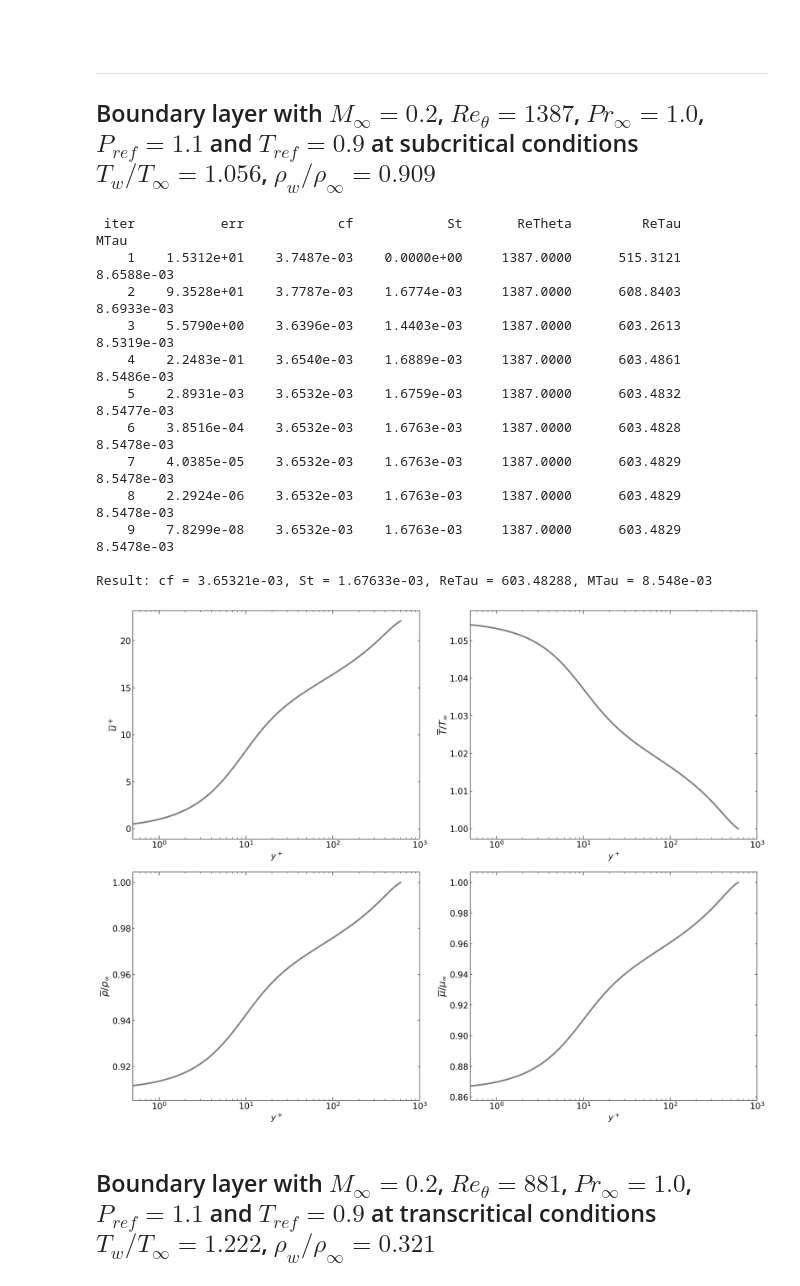
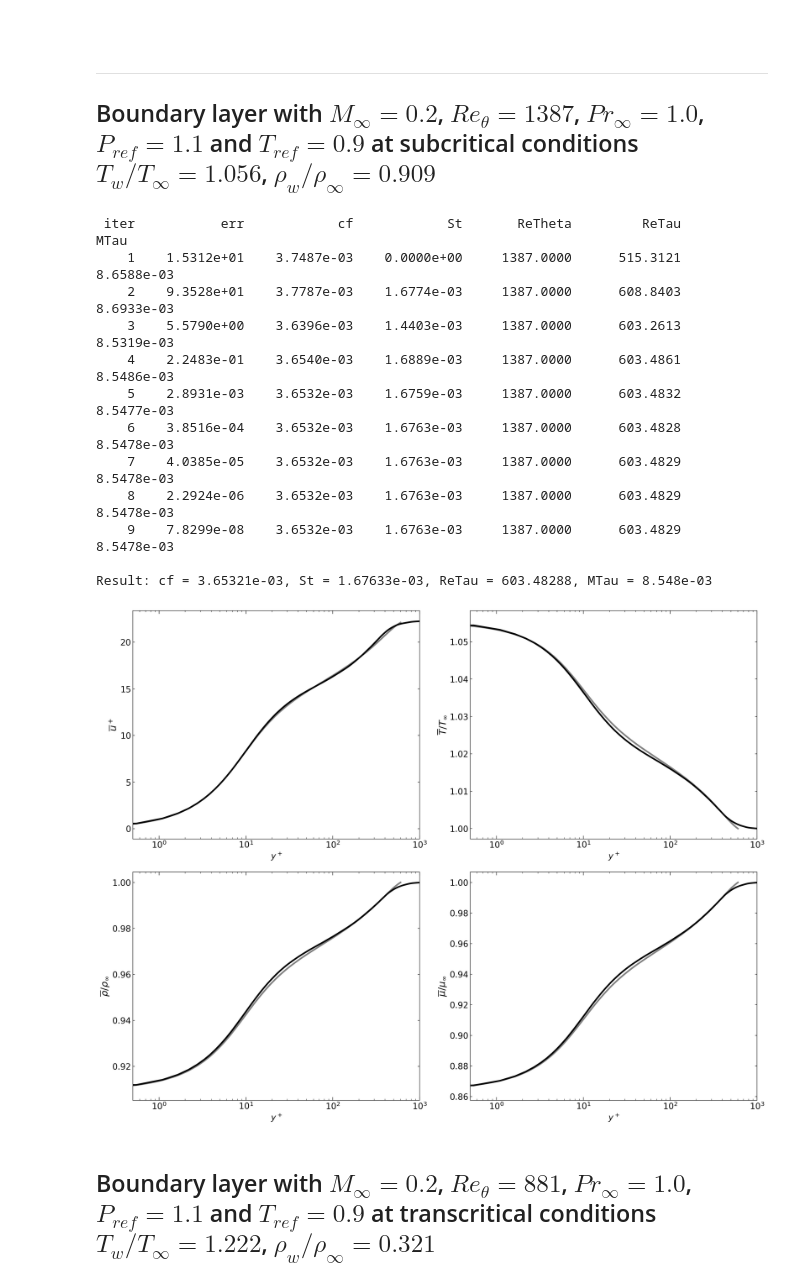
Before and after one commit to pcboldini/DragAndHeatTransferEstimation_NonIdealFluids, a Jupyter notebook: DragAndHeatEstimate.ipynb, the cells around one changed output. Drawn from its saved outputs; the diff is of its cells as text; code cells hidden in the pictures.

```diff
--- a/DragAndHeatEstimate.ipynb
+++ b/DragAndHeatEstimate.ipynb
@@ -441,6 +441,7 @@ def cfSt_solver(ReTheta   = 1000,          #  Reynolds number based on momentum
 
 ## Boundary layer with $M_\infty=0.2$, $Re_\theta =1387$, $Pr_\infty=1.0$, $P_{ref}=1.1$  and $T_{ref}=0.9$ at subcritical conditions $T_w/T_\infty= 1.056$, $\rho_w/\rho_\infty= 0.909$
 # %%
+load_DNS       = True
 ReTheta        = 1387
 Minf           = 0.2
 Prinf          = 1.0
@@ -483,46 +484,69 @@ rcParams.update({"xtick.major.size": 6, "xtick.minor.size": 3, "ytick.minor.size
                  'xtick.direction': 'in', 'ytick.direction': 'in', 'xtick.top': True, 'ytick.right': True,
                  'font.size': 16})
 
+if load_DNS:
+    import os
+    fol = os.path.join('DNS_data', 'profiles')  # folder path
+    filepath = os.path.join(fol, 'yplus_T09w095_1387.bin')  # full path to file
+    DNS_yplus = np.fromfile(filepath, dtype=np.float64)
+    filepath = os.path.join(fol, 'Wplus_T09w095_1387.bin')  # full path to file
+    DNS_Wplus = np.fromfile(filepath, dtype=np.float64)
+    filepath = os.path.join(fol, 'Tplus_T09w095_1387.bin')  # full path to file
+    DNS_Tplus = np.fromfile(filepath, dtype=np.float64)
+    filepath = os.path.join(fol, 'Rplus_T09w095_1387.bin')  # full path to file
+    DNS_Rplus = np.fromfile(filepath, dtype=np.float64)
+    filepath = os.path.join(fol, 'Mplus_T09w095_1387.bin')  # full path to file
+    DNS_Mplus = np.fromfile(filepath, dtype=np.float64)
+
+
 fig, ax = plt.subplots(2, 2, figsize=(18, 14))
 plt.rcParams["text.usetex"] = True
 linwid=3.0
 ylim=1e3
 ax[0,0].semilogx(ypl, upl, '-', lw=linwid, color='gray')
+if load_DNS:
+    ax[0,0].semilogx(DNS_yplus, DNS_Wplus, '-', lw=linwid, color='black')
 ax[0,0].set_xlim(0.5e0, ylim)
 ax[0,0].set_ylabel(r"$\overline{u}^+$",  fontsize = 18)
 ax[0,0].set_xlabel(r"$y^+$")
 
 ax[0,1].semilogx(ypl, T_Tw/T_Tw[-1], '-', lw=linwid, color='gray')
+if load_DNS:
+    ax[0,1].semilogx(DNS_yplus, DNS_Tplus, '-', lw=linwid, color='black')
 ax[0,1].set_xlim(0.5e0, ylim)
 ax[0,1].set_ylabel(r"$\overline{T}/T_{\infty}$",  fontsize = 18)
 ax[0,1].set_xlabel(r"$y^+$")
 
 ax[1,0].semilogx(ypl, r_rw/r_rw[-1], '-', lw=linwid, color='gray')
+if load_DNS:
+    ax[1,0].semilogx(DNS_yplus, DNS_Rplus, '-', lw=linwid, color='black')
 ax[1,0].set_xlim(0.5e0, ylim)
 ax[1,0].set_ylabel(r"$\overline{\rho}/\rho_{\infty}$",  fontsize = 18)
 ax[1,0].set_xlabel(r"$y^+$")
 
 ax[1,1].semilogx(ypl, mu_muw/mu_muw[-1], '-', lw=linwid, color='gray')
+if load_DNS:
+    ax[1,1].semilogx(DNS_yplus, DNS_Mplus, '-', lw=linwid, color='black')
 ax[1,1].set_xlim(0.5e0, ylim)
 ax[1,1].set_ylabel(r"$\overline{\mu}/\mu_{\infty}$",  fontsize = 18)
 ax[1,1].set_xlabel(r"$y^+$")
 
 fig.tight_layout()
 plt.show()
 # %% [output]
  iter           err            cf            St       ReTheta         ReTau          MTau
     1    1.5312e+01    3.7487e-03    0.0000e+00     1387.0000      515.3121    8.6588e-03
     2    9.3528e+01    3.7787e-03    1.6774e-03     1387.0000      608.8403    8.6933e-03
     3    5.5790e+00    3.6396e-03    1.4403e-03     1387.0000      603.2613    8.5319e-03
     4    2.2483e-01    3.6540e-03    1.6889e-03     1387.0000      603.4861    8.5486e-03
     5    2.8931e-03    3.6532e-03    1.6759e-03     1387.0000      603.4832    8.5477e-03
     6    3.8516e-04    3.6532e-03    1.6763e-03     1387.0000      603.4828    8.5478e-03
     7    4.0385e-05    3.6532e-03    1.6763e-03     1387.0000      603.4829    8.5478e-03
     8    2.2924e-06    3.6532e-03    1.6763e-03     1387.0000      603.4829    8.5478e-03
     9    7.8299e-08    3.6532e-03    1.6763e-03     1387.0000      603.4829    8.5478e-03
 
 Result: cf = 3.65321e-03, St = 1.67633e-03, ReTau = 603.48288, MTau = 8.548e-03
-[figure, old version]
+[figure, new version]
 # %% [markdown]
 ## Boundary layer with $M_\infty=0.2$, $Re_\theta =881$, $Pr_\infty=1.0$, $P_{ref}=1.1$  and $T_{ref}=0.9$ at transcritical conditions $T_w/T_\infty= 1.222$, $\rho_w/\rho_\infty= 0.321$
 # %%
```
Also changed, not shown: parts of 5 cells of this notebook, 18 other files.
